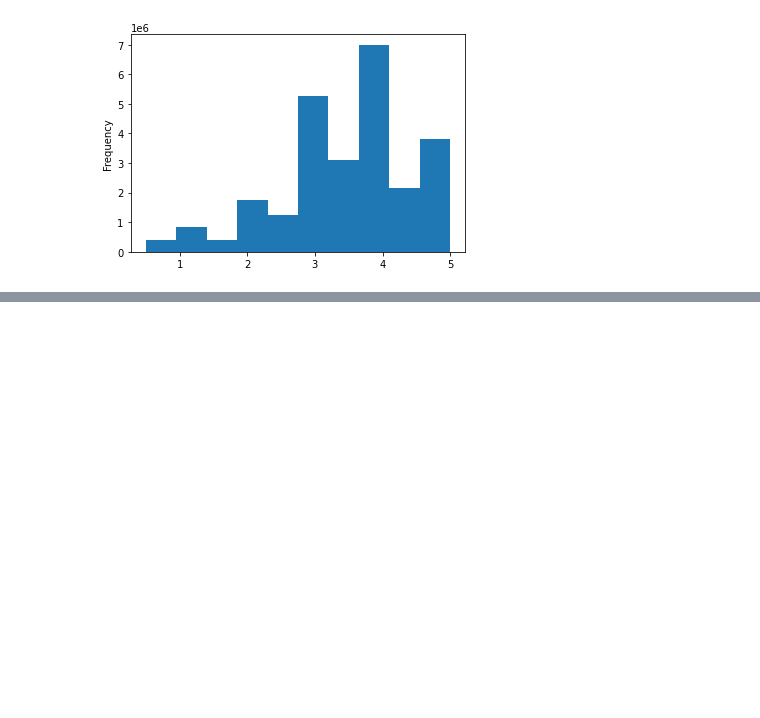
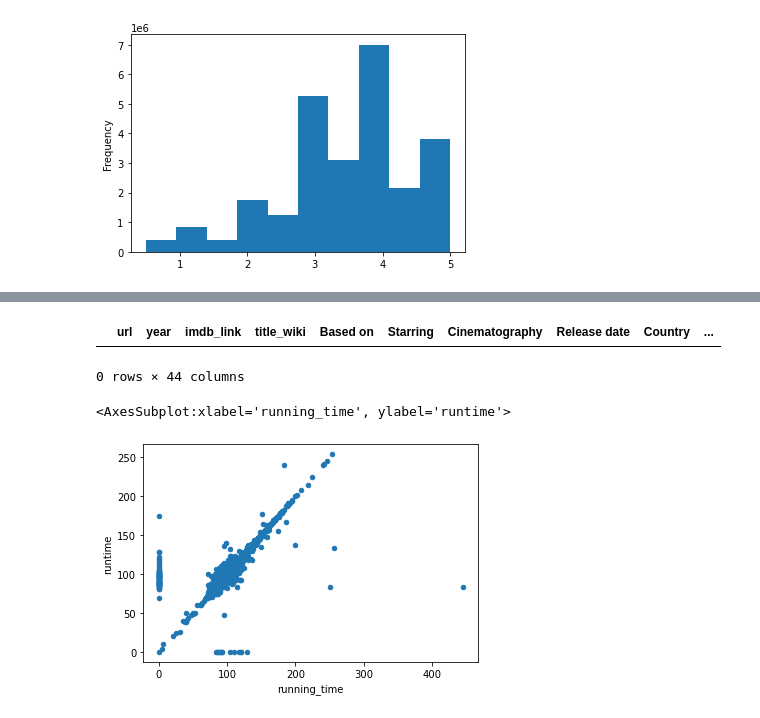
Before and after one commit to peterdyke/Movies-ETL, a Jupyter notebook: Raw_Data.ipynb, the cells around one changed output, grey strips where cells are left out. Cells and saved outputs as stored; diff of their text form; code cells hidden in the pictures; blank space fills up the shorter version.

Commit message:
merged wiki and kaggle data, eliminated unneccessary rows and cleaned data

```diff
--- a/Raw_Data.ipynb
+++ b/Raw_Data.ipynb
@@ -623,3 +623,7 @@ min                     0.50
 max                     5.00
 Name: rating, dtype: float64
 [figure]
+# %%
+# Merge wiki and kaggle data on imdb id column, add suffixes to know what data came from where
+movies_df = pd.merge(wiki_movies_df, kaggle_metadata, on='imdb_id', suffixes=['_wiki','_kaggle'])
+movies_df.head()
@@ -625,0 +683,14 @@ Name: rating, dtype: float64
+# %%
+# Kaggle data looks consistent, make sure there aren't any empty rows in that data,
+# No empty rows, so we can drop title_wiki
+movies_df[(movies_df['title_kaggle'] == '') | (movies_df['title_kaggle'].isnull())]
+# %% [output]
+|  | url | year | imdb_link | title_wiki | Based on | Starring | Cinematography | Release date | Country | ... |
+0 rows × 44 columns
+# %%
+# Look at running time vs runtime, filling in null values with 0.
+# Kaggle data has less on the origin, so we will use that and fill in with wiki data
+movies_df.fillna(0).plot(x='running_time', y='runtime', kind='scatter')
+# %% [output]
+<AxesSubplot:xlabel='running_time', ylabel='runtime'>
+[figure, added]
```
Also changed, not shown: parts of 20 cells of this notebook.
